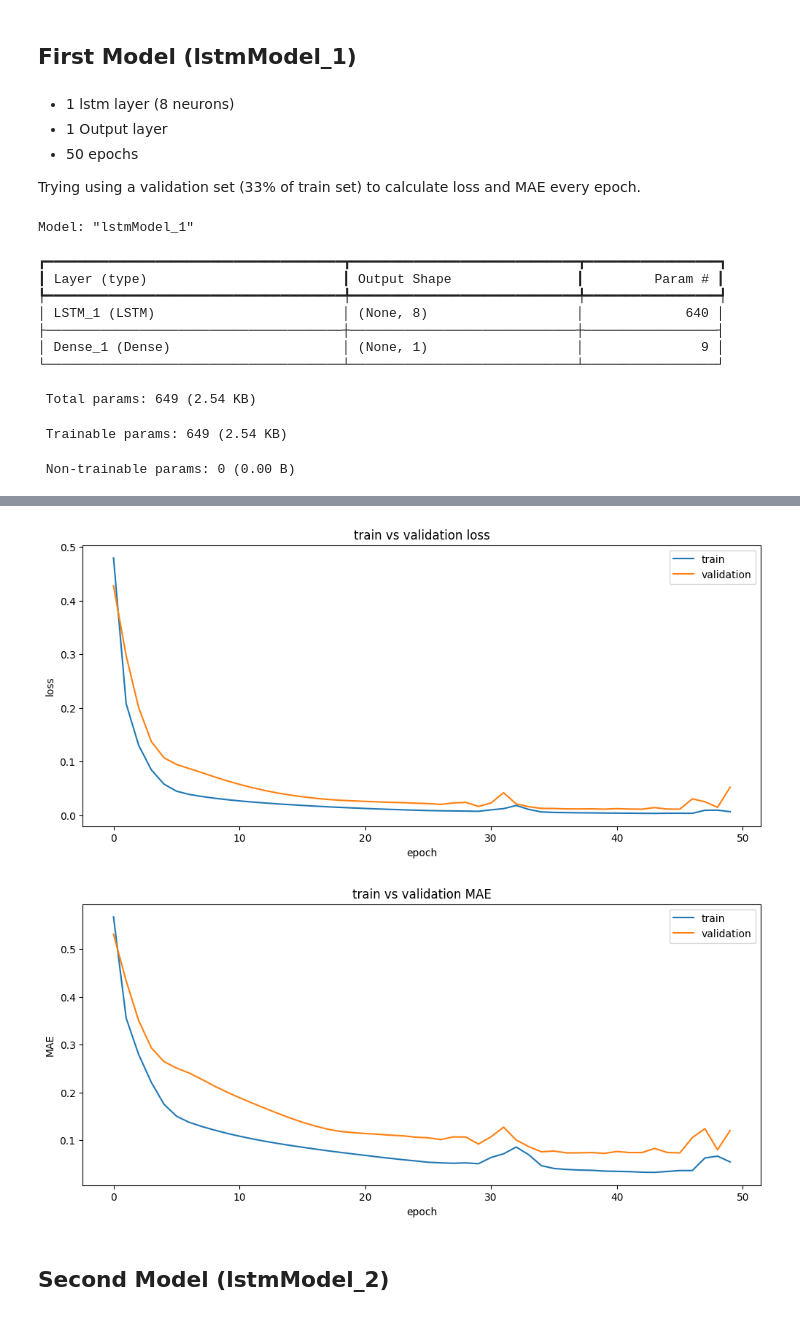
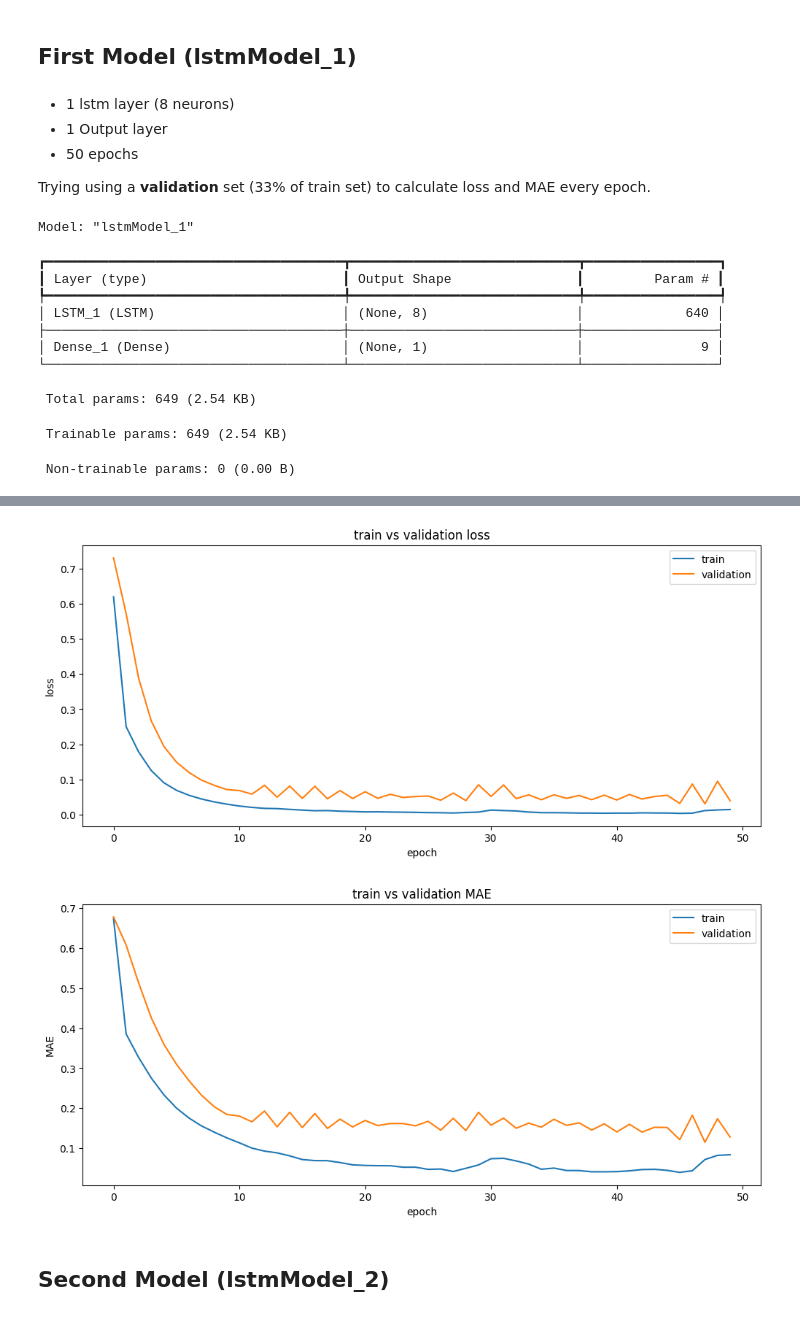
Before and after one commit to matteoc-unipr/TESI_ML_Stuard, a Jupyter notebook: models-stuard2023.ipynb, the cells around one changed output, grey strips where cells are left out. Drawn from its saved outputs; the diff is of its cells as text; code cells hidden in the pictures.

```diff
--- a/models-stuard2023.ipynb
+++ b/models-stuard2023.ipynb
@@ -89,16 +97,12 @@ X_train.shape, y_train.shape, X_test.shape, y_test.shape  # Check shapes
 - 1 Output layer
 - 50 epochs
 
-Trying using a validation set (33% of train set) to calculate loss and MAE every epoch.
+Trying using a **validation** set (33% of train set) to calculate loss and MAE every epoch.
 # %%
 import numpy as np
 from sklearn.metrics import mean_absolute_error
 import keras
 import matplotlib.pyplot as plt
-
-
-# Convert data to float32
-y_test = y_test.flatten()
 
 # Create model structure
 lstmModel_1 = keras.Sequential(name="lstmModel_1")
@@ -106,6 +110,10 @@ lstmModel_1.add(keras.layers.LSTM(8, input_shape=(X_train.shape[1], X_train.shap
 lstmModel_1.add(keras.layers.Dense(1, activation='linear', name="Dense_1"))  # Output layer
 lstmModel_1.compile(loss='MeanSquaredError', metrics=['MAE'], optimizer=Adam(learning_rate=0.001))
 lstmModel_1.summary()
+
+# Convert data to float32
+X_train = X_train.astype('float32')
+y_train = y_train.astype('float32')
 
 # Train model using created callback
 history = lstmModel_1.fit(X_train, y_train, epochs=50, validation_split=0.33, shuffle=False)
@@ -162,5 +170,5 @@ Epoch 50/50
-[figure, old version]
+[figure, new version]
-[figure, old version]
+[figure, new version]
 # %% [markdown]
 ## Second Model (lstmModel_2)
 # %% [markdown]
```
Also changed, not shown: parts of 24 cells of this notebook.
